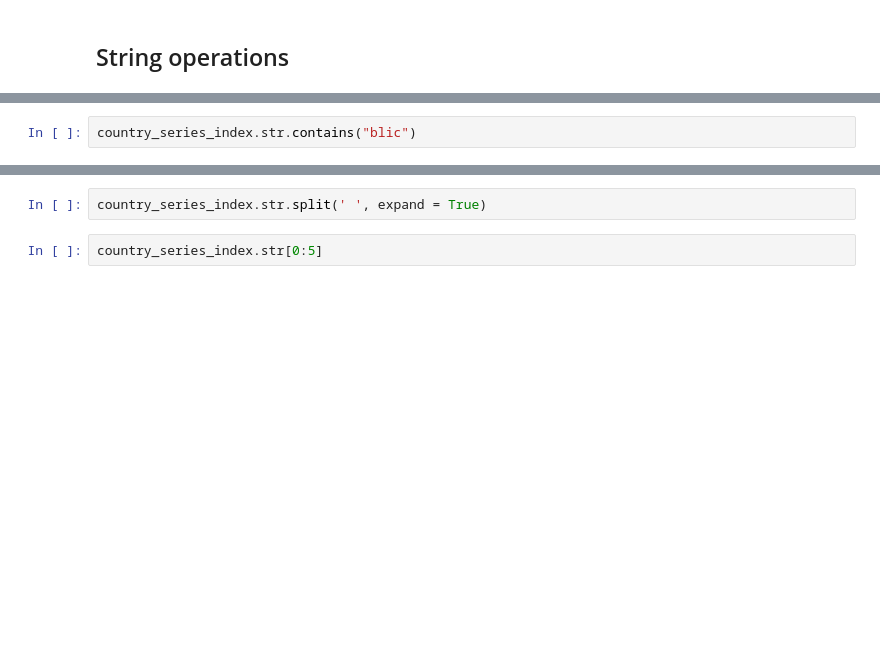
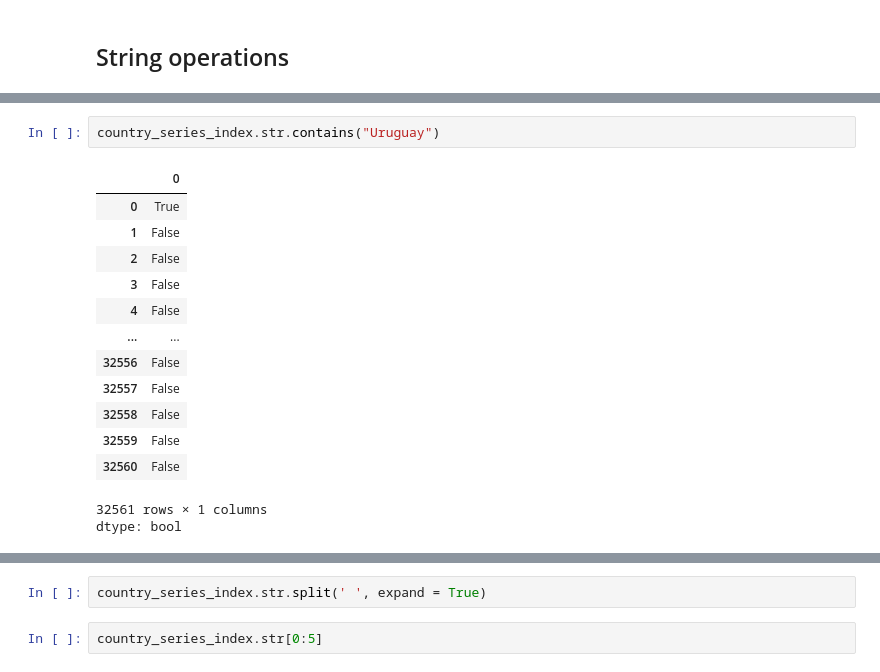
Before and after one commit to mamud1977/bootup, a Jupyter notebook: Pandas_Course.ipynb, the cells around one changed output, grey strips where cells are left out. Drawn from its saved outputs; the diff is of its cells as text; blank space fills up the shorter version.

```diff
--- a/Pandas_Course.ipynb
+++ b/Pandas_Course.ipynb
@@ -919,4 +1027,19 @@ country_series_index
 # %%
-country_series_index.str.contains("blic")
+country_series_index.str.contains("Uruguay")
+# %% [output]
+|  | 0 |
+| 0 | True |
+| 1 | False |
+| 2 | False |
+| 3 | False |
+| 4 | False |
+| ... | ... |
+| 32556 | False |
+| 32557 | False |
+| 32558 | False |
+| 32559 | False |
+| 32560 | False |
+32561 rows × 1 columns
+dtype: bool
 # %%
 country_series_index.str.upper()
```
Also changed, not shown: parts of 54 cells of this notebook.
